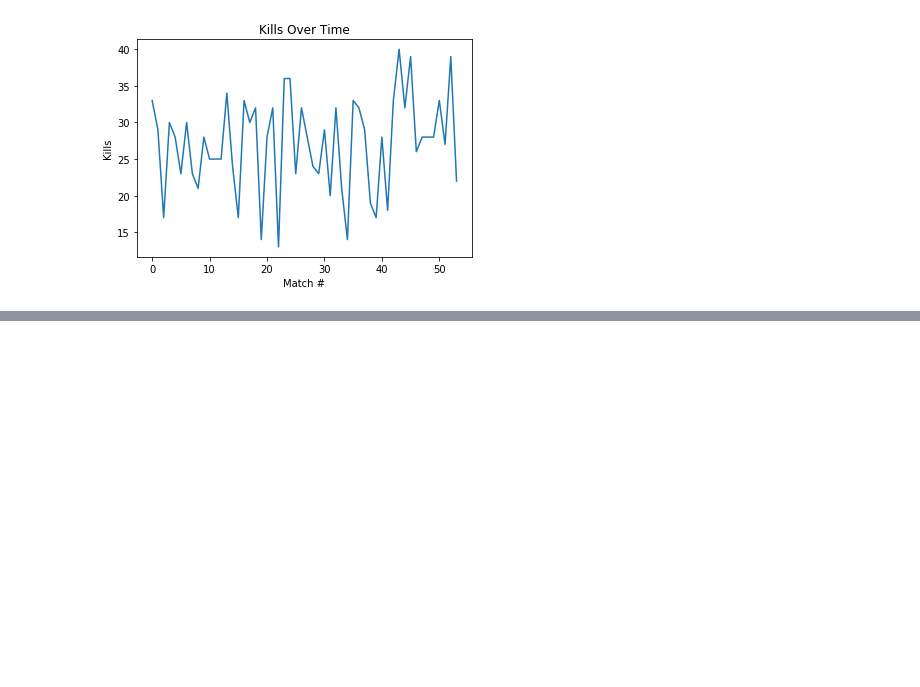
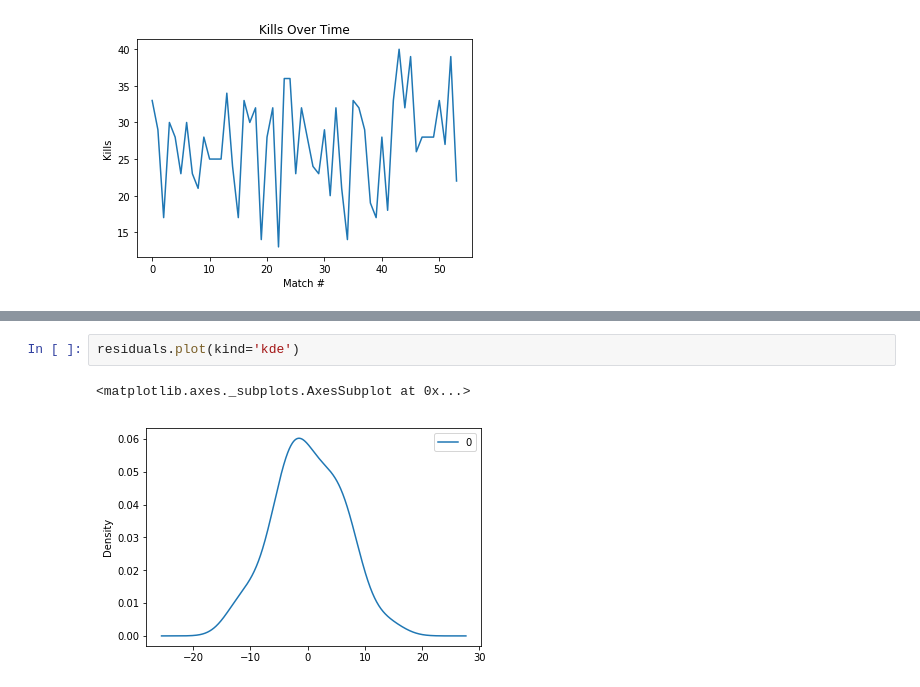
Before and after one commit to ryankirkland/cod_scraper, a Jupyter notebook: Player_EDA.ipynb, the cells around one changed output, grey strips where cells are left out. Drawn from its saved outputs; the diff is of its cells as text; blank space fills up the shorter version.

```diff
--- a/Player_EDA.ipynb
+++ b/Player_EDA.ipynb
@@ -299,0 +396,5 @@ Text(0, 0.5, 'Kills')
+# %%
+residuals.plot(kind='kde')
+# %% [output]
+<matplotlib.axes._subplots.AxesSubplot at 0x...>
+[figure, added]
```
Also changed, not shown: parts of 47 cells of this notebook, 1 other file.
